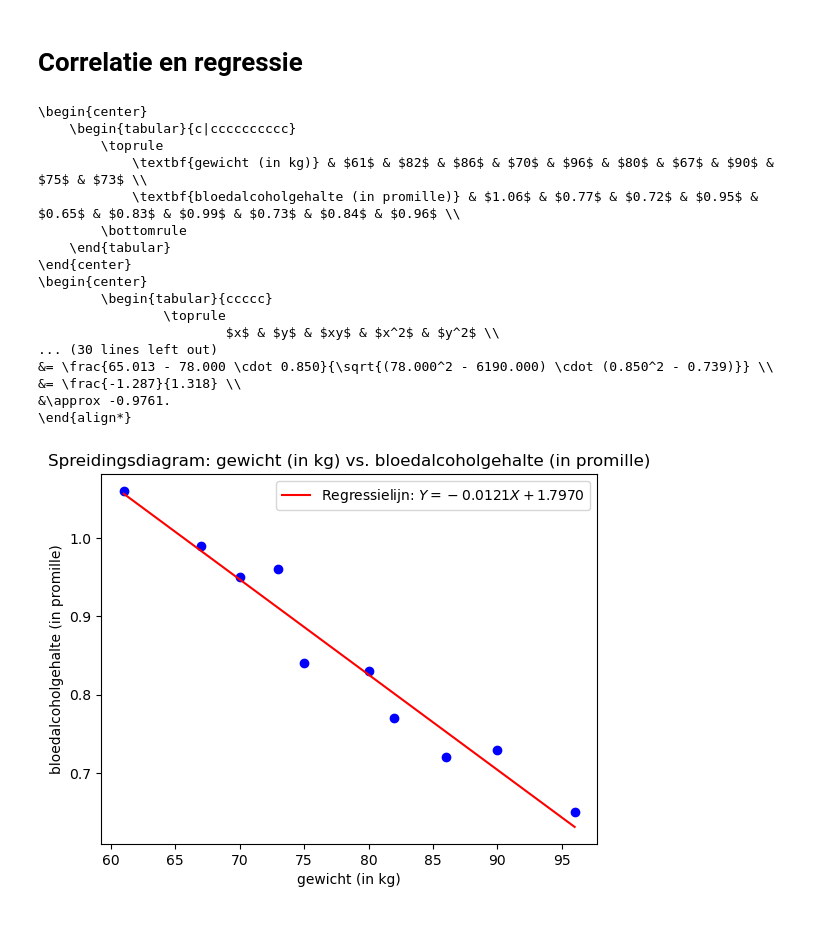
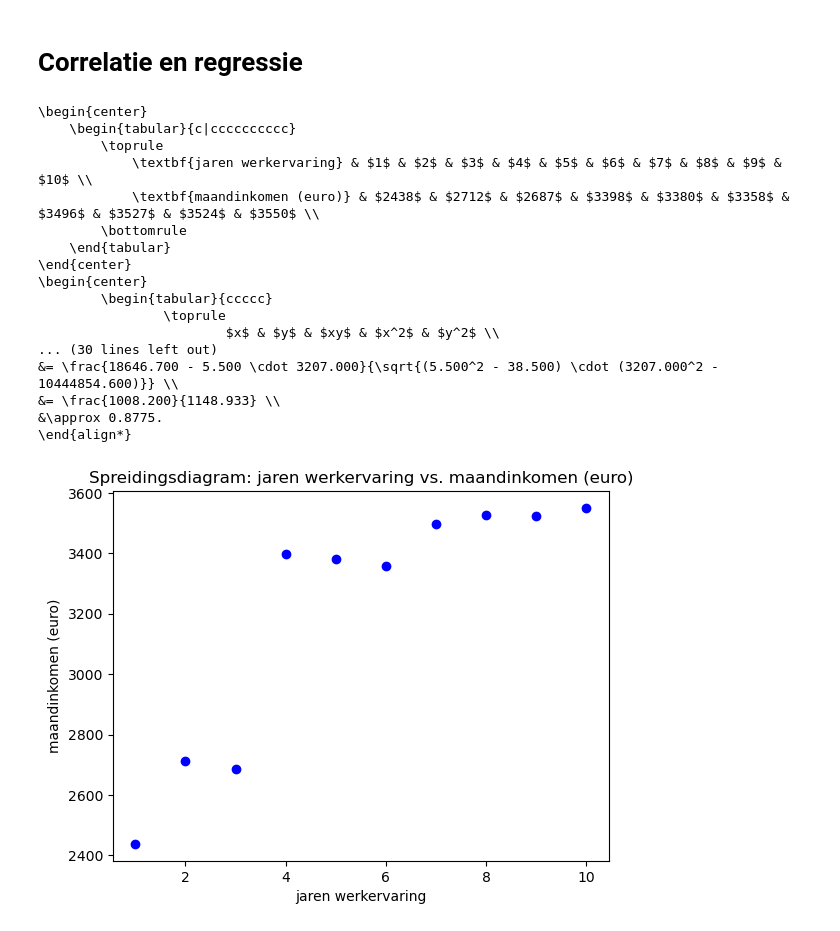
Before and after one commit to DBlom96/Statistiek, a Jupyter notebook: Python/visualisations.ipynb, the cells around one changed output. Drawn from its saved outputs; the diff is of its cells as text; code cells hidden in the pictures.

```diff
--- a/Python/visualisations.ipynb
+++ b/Python/visualisations.ipynb
@@ -1228,52 +1228,53 @@ def pearson_correlation_latex(X, Y):
     return latex_code
 # %%
 # Temperatuur (degrees celsius)
-X = [61, 82, 86, 70, 96, 80, 67, 90, 75, 73]
+# X = [18, 24, 17, 18, 16, 21, 19, 23]
 
 # Time to complete 3 km speed march (min) – with more noise
-Y = [i * 1 for i in [1.06, 0.77, 0.72, 0.95, 0.65, 0.83, 0.99, 0.73, 0.84, 0.96]]
+X = [1, 2, 3, 4, 5, 6, 7, 8, 9, 10]           # jaren ervaring
+Y = [2438, 2712, 2687, 3398, 3380, 3358, 3496, 3527, 3524, 3550]  # inkomen
 
 X_pred = 85
 labels = {
-    "X": "gewicht (in kg)",
-    "Y": "bloedalcoholgehalte (in promille)"
+    "X": "jaren werkervaring",
+    "Y": "maandinkomen (euro)"
 }
 
 # Generate LaTeX table for the question itself (horizontal)
 latex_table = generate_latex_table(X, Y, labels)
 print(latex_table)
 
 # Plot X and Y in a scatter plot
-plot_linear_regression(X, Y, labels, regression_line=True, filename=FIGURE_PATH + "opgave_13.4.png")
+plot_linear_regression(X, Y, labels, regression_line=False, filename=FIGURE_PATH + "lecture13_spearman.png")
 
 # Generate LaTeX table for computing the regression line and the correlation coefficient
 regression_table = generate_latex_table_regression(X, Y)
 print(regression_table)
 
 regression_coefficients, a, b = regression_coefficients_latex(X, Y)
 print(regression_coefficients)
 
 Y_pred = a + b * X_pred
 print(f"Voorspelde waarde voor $Y$ bij $X = {X_pred}$ is gelijk aan {Y_pred}")
 
 pearson = pearson_correlation_latex(X, Y)
 print(pearson)
 # %% [output]
 \begin{center}
     \begin{tabular}{c|cccccccccc}
         \toprule
-            \textbf{gewicht (in kg)} & $61$ & $82$ & $86$ & $70$ & $96$ & $80$ & $67$ & $90$ & $75$ & $73$ \\
-            \textbf{bloedalcoholgehalte (in promille)} & $1.06$ & $0.77$ & $0.72$ & $0.95$ & $0.65$ & $0.83$ & $0.99$ & $0.73$ & $0.84$ & $0.96$ \\
+            \textbf{jaren werkervaring} & $1$ & $2$ & $3$ & $4$ & $5$ & $6$ & $7$ & $8$ & $9$ & $10$ \\
+            \textbf{maandinkomen (euro)} & $2438$ & $2712$ & $2687$ & $3398$ & $3380$ & $3358$ & $3496$ & $3527$ & $3524$ & $3550$ \\
         \bottomrule
     \end{tabular}
 \end{center}
 \begin{center}
         \begin{tabular}{ccccc}
                 \toprule
                         $x$ & $y$ & $xy$ & $x^2$ & $y^2$ \\
 ... (30 lines left out)
-&= \frac{65.013 - 78.000 \cdot 0.850}{\sqrt{(78.000^2 - 6190.000) \cdot (0.850^2 - 0.739)}} \\
-&= \frac{-1.287}{1.318} \\
-&\approx -0.9761.
+&= \frac{18646.700 - 5.500 \cdot 3207.000}{\sqrt{(5.500^2 - 38.500) \cdot (3207.000^2 - 10444854.600)}} \\
+&= \frac{1008.200}{1148.933} \\
+&\approx 0.8775.
 \end{align*}
-[figure, old version]
+[figure, new version]
```
Also changed, not shown: 1 other file.
